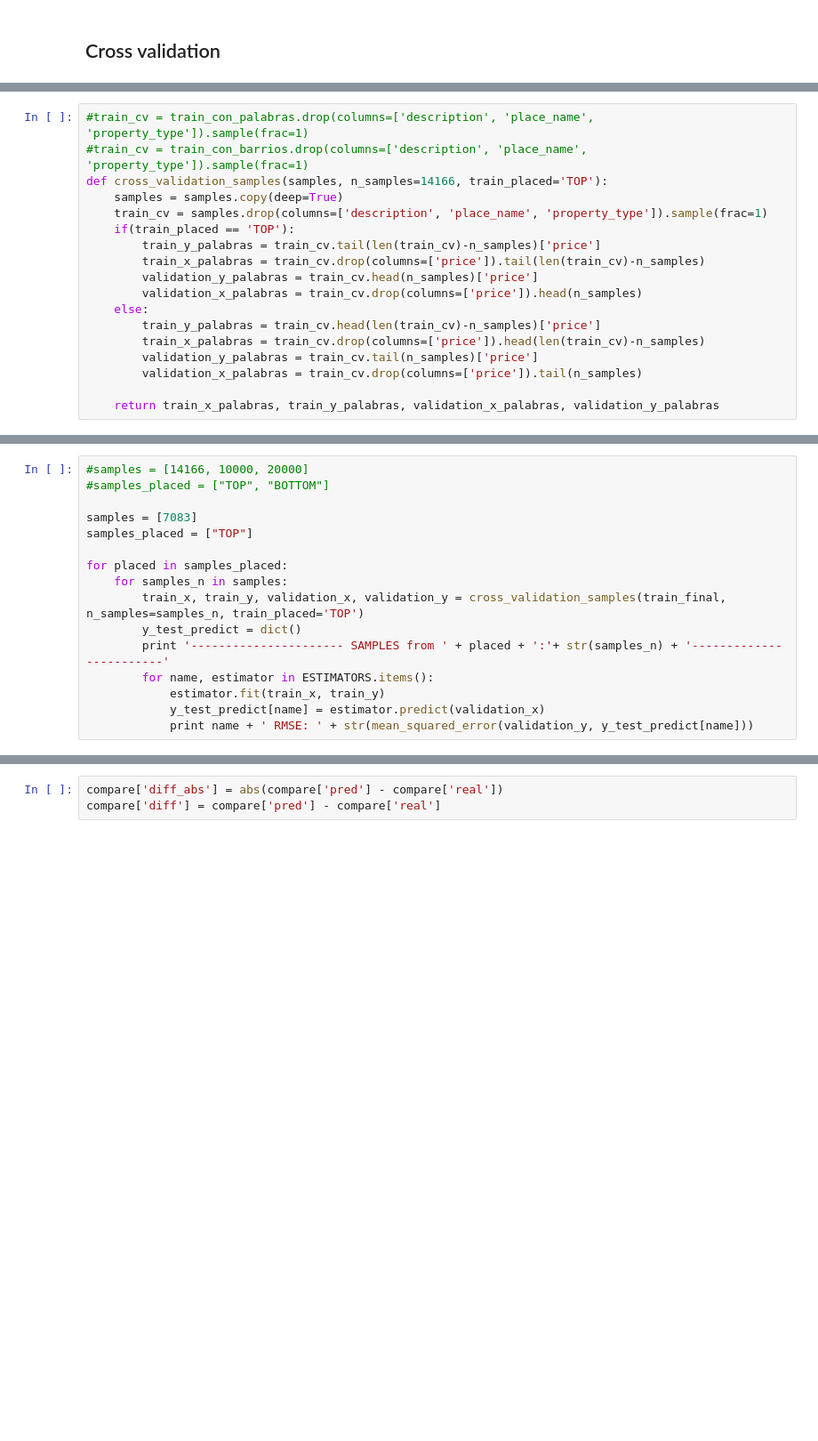
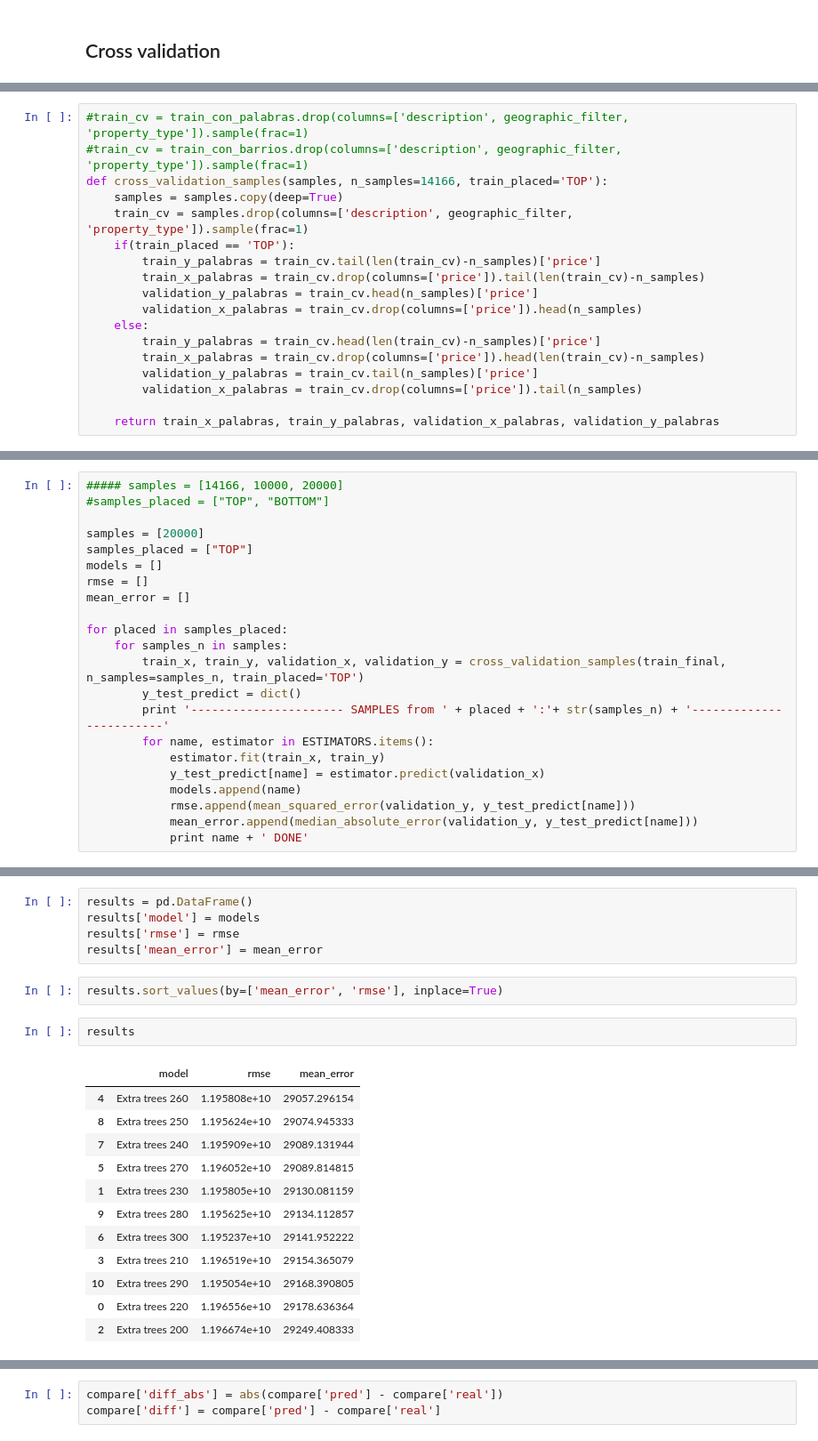
Before and after one commit to MatiasReimondo/Datos, a Jupyter notebook: One Hot Encoding.ipynb, the cells around one changed output, grey strips where cells are left out. Shown at 89% size. Cells and saved outputs as stored; diff of their text form; blank space fills up the shorter version.

```diff
--- a/One Hot Encoding.ipynb
+++ b/One Hot Encoding.ipynb
@@ -367,9 +382,9 @@ ESTIMATORS = {
 # %%
-#train_cv = train_con_palabras.drop(columns=['description', 'place_name', 'property_type']).sample(frac=1)
-#train_cv = train_con_barrios.drop(columns=['description', 'place_name', 'property_type']).sample(frac=1)
+#train_cv = train_con_palabras.drop(columns=['description', geographic_filter, 'property_type']).sample(frac=1)
+#train_cv = train_con_barrios.drop(columns=['description', geographic_filter, 'property_type']).sample(frac=1)
 def cross_validation_samples(samples, n_samples=14166, train_placed='TOP'):
     samples = samples.copy(deep=True)
-    train_cv = samples.drop(columns=['description', 'place_name', 'property_type']).sample(frac=1)
+    train_cv = samples.drop(columns=['description', geographic_filter, 'property_type']).sample(frac=1)
     if(train_placed == 'TOP'):
         train_y_palabras = train_cv.tail(len(train_cv)-n_samples)['price']
         train_x_palabras = train_cv.drop(columns=['price']).tail(len(train_cv)-n_samples)
@@ -385,9 +420,12 @@ def cross_validation_samples(samples, n_samples=14166, train_placed='TOP'):
 # %%
-#samples = [14166, 10000, 20000]
+##### samples = [14166, 10000, 20000]
 #samples_placed = ["TOP", "BOTTOM"]
 
-samples = [7083]
+samples = [20000]
 samples_placed = ["TOP"]
+models = []
+rmse = []
+mean_error = []
 
 for placed in samples_placed:
     for samples_n in samples:
@@ -397,5 +435,8 @@ for placed in samples_placed:
         for name, estimator in ESTIMATORS.items():
             estimator.fit(train_x, train_y)
             y_test_predict[name] = estimator.predict(validation_x)
-            print name + ' RMSE: ' + str(mean_squared_error(validation_y, y_test_predict[name]))
+            models.append(name)
+            rmse.append(mean_squared_error(validation_y, y_test_predict[name]))
+            mean_error.append(median_absolute_error(validation_y, y_test_predict[name]))
+            print name + ' DONE'
 # %% [output]
@@ -403,0 +455,22 @@ Random forest 39 RMSE: 9757650496.54
+# %%
+results = pd.DataFrame()
+results['model'] = models
+results['rmse'] = rmse
+results['mean_error'] = mean_error
+# %%
+results.sort_values(by=['mean_error', 'rmse'], inplace=True)
+# %%
+results
+# %% [output]
+|  | model | rmse | mean_error |
+| 4 | Extra trees 260 | 1.195808e+10 | 29057.296154 |
+| 8 | Extra trees 250 | 1.195624e+10 | 29074.945333 |
+| 7 | Extra trees 240 | 1.195909e+10 | 29089.131944 |
+| 5 | Extra trees 270 | 1.196052e+10 | 29089.814815 |
+| 1 | Extra trees 230 | 1.195805e+10 | 29130.081159 |
+| 9 | Extra trees 280 | 1.195625e+10 | 29134.112857 |
+| 6 | Extra trees 300 | 1.195237e+10 | 29141.952222 |
+| 3 | Extra trees 210 | 1.196519e+10 | 29154.365079 |
+| 10 | Extra trees 290 | 1.195054e+10 | 29168.390805 |
+| 0 | Extra trees 220 | 1.196556e+10 | 29178.636364 |
+| 2 | Extra trees 200 | 1.196674e+10 | 29249.408333 |
```
Also changed, not shown: parts of 27 cells of this notebook.
